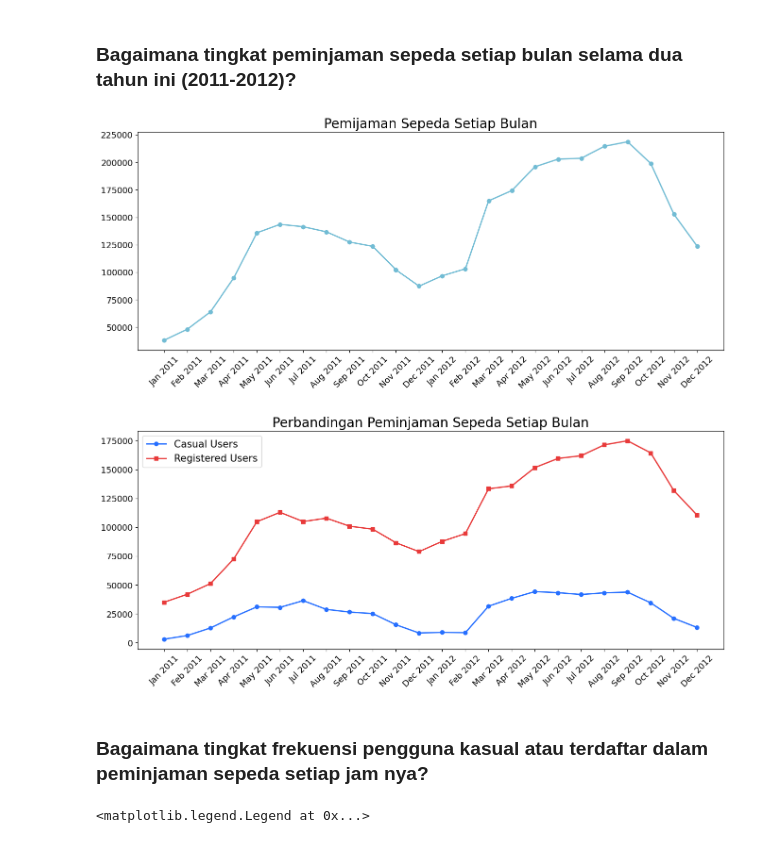
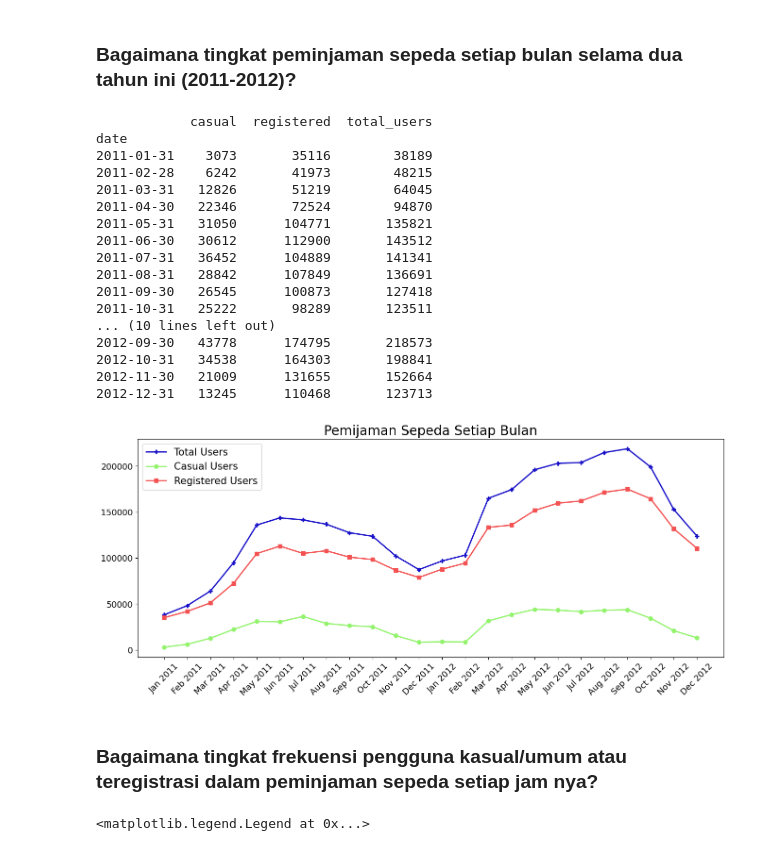
Before and after one commit to GentaHI/Analisis-data-bike, a Jupyter notebook: Proyek Analisis Data.ipynb, the cells around one changed output. Cells and saved outputs as stored; diff of their text form; code cells hidden in the pictures.

```diff
--- a/Proyek Analisis Data.ipynb
+++ b/Proyek Analisis Data.ipynb
@@ -235,14 +235,14 @@ hour_df['weekday'] = hour_df['weekday'].map({
 # %%
 #mengganti nilai pada is_holiday weekday menjadi lebih deskriptif
 hour_df['is_holiday'] = hour_df['is_holiday'].map({
-    0: 'Tidak',
-    1: 'Ya'
+    0: 'Bukan Hari Libur',
+    1: 'Sedang Hari Libur'
 })
 # %%
 #mengganti nilai pada is_workingday weekday menjadi lebih deskriptif
 hour_df['is_workingday'] = hour_df['is_workingday'].map({
-    0: 'Bukan',
-    1: 'Ya'
+    0: 'Bukan Hari Kerja',
+    1: 'Sedang Hari kerja'
 })
 # %% [markdown]
 **Insight:**
@@ -253,0 +351,3 @@ hour_df['is_workingday'] = hour_df['is_workingday'].map({
+# %%
+# Menambah status untuk melihat data jika melihat kedua kondisi hari
+hour_df['day_status'] = hour_df['is_holiday'].astype(str) + ' & ' + hour_df['is_workingday'].astype(str)
@@ -372,39 +502,47 @@ hour_df.groupby(by=['hour','weekday']).agg({
 # %%
 #total peminjaman
 monthly_bike_dl = hour_df.resample(rule='ME', on='date').agg({
     'casual': 'sum',
     'registered': 'sum',
     'total_users': 'sum'
 })
 
+print(monthly_bike_dl)
 
 monthly_bike_dl.index = monthly_bike_dl.index.strftime('%b %Y')
 monthly_bike_dl = monthly_bike_dl.reset_index()
 
 plt.figure(figsize=(16, 6))
-plt.plot(monthly_bike_dl["date"], monthly_bike_dl["total_users"], marker='o', linewidth=2, color="#72BCD4")
+plt.plot(monthly_bike_dl["date"], monthly_bike_dl["total_users"], marker='P', linewidth=2, color="#1710C8", label='Total Users' )
+plt.plot(monthly_bike_dl['date'], monthly_bike_dl['casual'], marker='o', linewidth=2, color="#94F36E", label='Casual Users')
+plt.plot(monthly_bike_dl['date'], monthly_bike_dl['registered'], marker='s', linewidth=2, color="#F45252", label='Registered Users')
 plt.title("Pemijaman Sepeda Setiap Bulan", loc="center", fontsize=20)
 plt.xticks(fontsize=13)
 plt.xticks(rotation=45)
 plt.yticks(fontsize=13)
+plt.legend(fontsize=15)
 plt.show()
 # %% [output]
+            casual  registered  total_users
+date
+2011-01-31    3073       35116        38189
+2011-02-28    6242       41973        48215
+2011-03-31   12826       51219        64045
+2011-04-30   22346       72524        94870
+2011-05-31   31050      104771       135821
+2011-06-30   30612      112900       143512
+2011-07-31   36452      104889       141341
+2011-08-31   28842      107849       136691
+2011-09-30   26545      100873       127418
+2011-10-31   25222       98289       123511
+... (10 lines left out)
+2012-09-30   43778      174795       218573
+2012-10-31   34538      164303       198841
+2012-11-30   21009      131655       152664
+2012-12-31   13245      110468       123713
-[figure, old version]
+[figure, new version]
-# %%
-#menampilkan plot garis perbandingan antara casual dengan registered
-plt.figure(figsize=(16, 6))
-plt.plot(monthly_bike_dl['date'], monthly_bike_dl['casual'], marker='o', linewidth=2, color="#266fff", label='Casual Users')
-plt.plot(monthly_bike_dl['date'], monthly_bike_dl['registered'], marker='s', linewidth=2, color="#e83a3a", label='Registered Users')
-plt.title("Perbandingan Peminjaman Sepeda Setiap Bulan", loc="center", fontsize=20)
-plt.xticks(fontsize=13)
-plt.xticks(rotation=45)
-plt.yticks(fontsize=13)
-plt.legend(fontsize=15)
-plt.show()
-# %% [output]
-[figure, removed]
 # %% [markdown]
-### Bagaimana tingkat frekuensi pengguna kasual atau terdaftar dalam peminjaman sepeda setiap jam nya?
+### Bagaimana tingkat frekuensi pengguna kasual/umum atau teregistrasi dalam peminjaman sepeda setiap jam nya?
 # %%
 #Total peminjaman setiap jamnya
 fig, ax = plt.subplots(figsize=(19,6))
```
Also changed, not shown: parts of 27 cells of this notebook.
